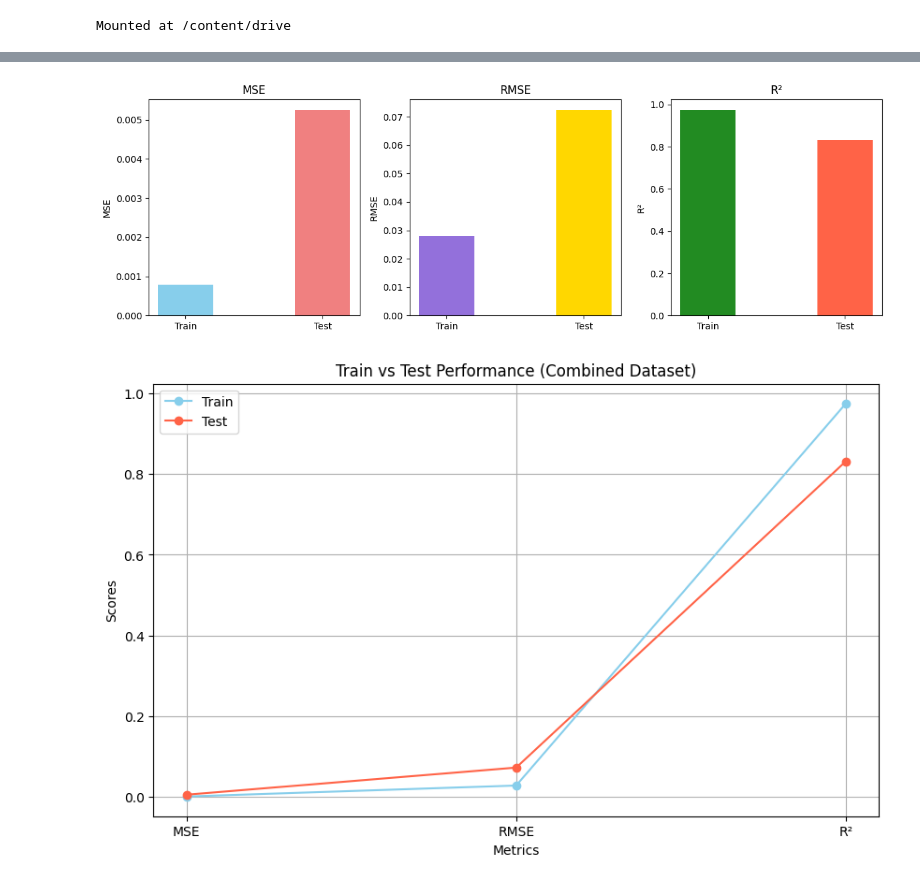
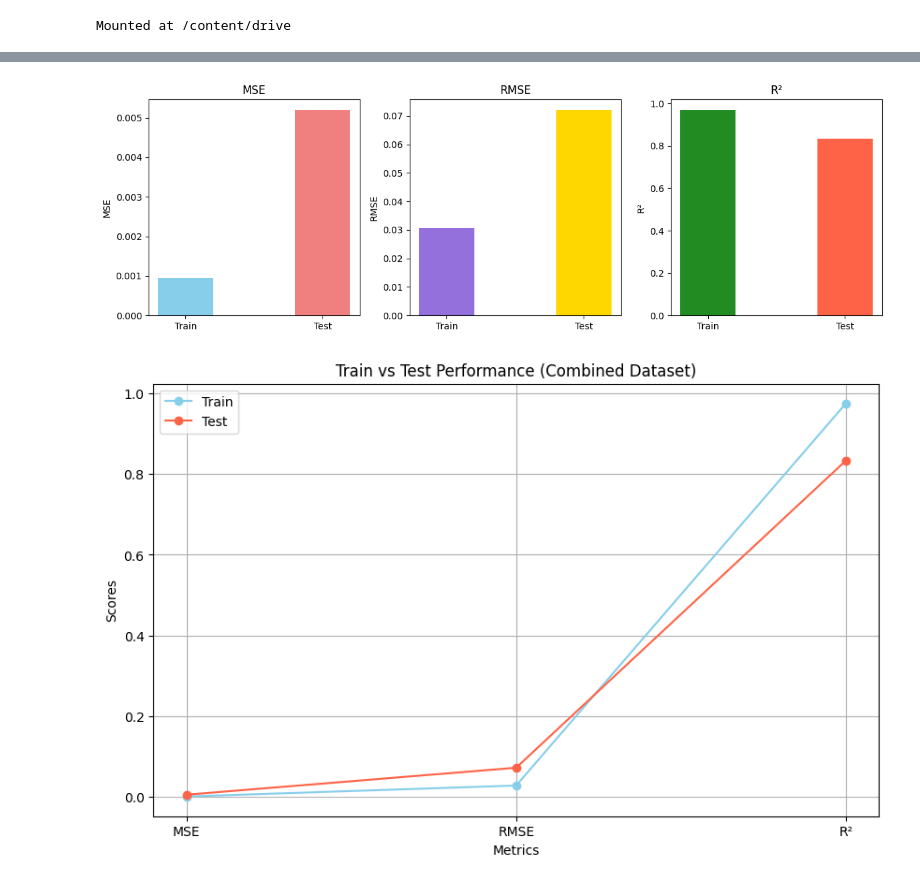
Before and after one commit to saidakhursheed/Estimating-Galaxy-Distances, a Jupyter notebook: combinecode.ipynb, the cells around one changed output, grey strips where cells are left out. Cells and saved outputs as stored; diff of their text form; code cells hidden in the pictures.

```diff
--- a/combinecode.ipynb
+++ b/combinecode.ipynb
@@ -139,39 +139,39 @@ import matplotlib.pyplot as plt
 import numpy as np
 
 # New performance metrics for combined dataset
-training_scores_combined = [0.0007820074568386909, 0.027964396235904878, 0.9752001702370817]
-test_scores_combined = [0.005251404062778026, 0.07246657203689179, 0.8318704074852377]
+training_scores_combined = [mse_train, rmse_train, r2_train]
+test_scores_combined = [mse_test, rmse_test, r2_test]
 
 # Set the figure size
 plt.figure(figsize=(12, 4))
 
 # Plotting MSE
 plt.subplot(1, 3, 1)
 bar_width = 0.4
 index = np.arange(2)
 plt.bar(index, [training_scores_combined[0], test_scores_combined[0]], bar_width, color=['skyblue', 'lightcoral'])
 plt.xticks(index, ['Train', 'Test'])
 plt.title('MSE')
 plt.ylabel('MSE')
 
 # Plotting RMSE
 plt.subplot(1, 3, 2)
 plt.bar(index, [training_scores_combined[1], test_scores_combined[1]], bar_width, color=['mediumpurple', 'gold'])
 plt.xticks(index, ['Train', 'Test'])
 plt.title('RMSE')
 plt.ylabel('RMSE')
 
 # Plotting R²
 plt.subplot(1, 3, 3)
 plt.bar(index, [training_scores_combined[2], test_scores_combined[2]], bar_width, color=['forestgreen', 'tomato'])
 plt.xticks(index, ['Train', 'Test'])
 plt.title('R²')
 plt.ylabel('R²')
 
 plt.tight_layout()
 plt.show()
 # %% [output]
-[figure, old version]
+[figure, new version]
 # %%
 # Data for plotting
 metrics = ['MSE', 'RMSE', 'R²']
```
Also changed, not shown: parts of 10 cells of this notebook.
